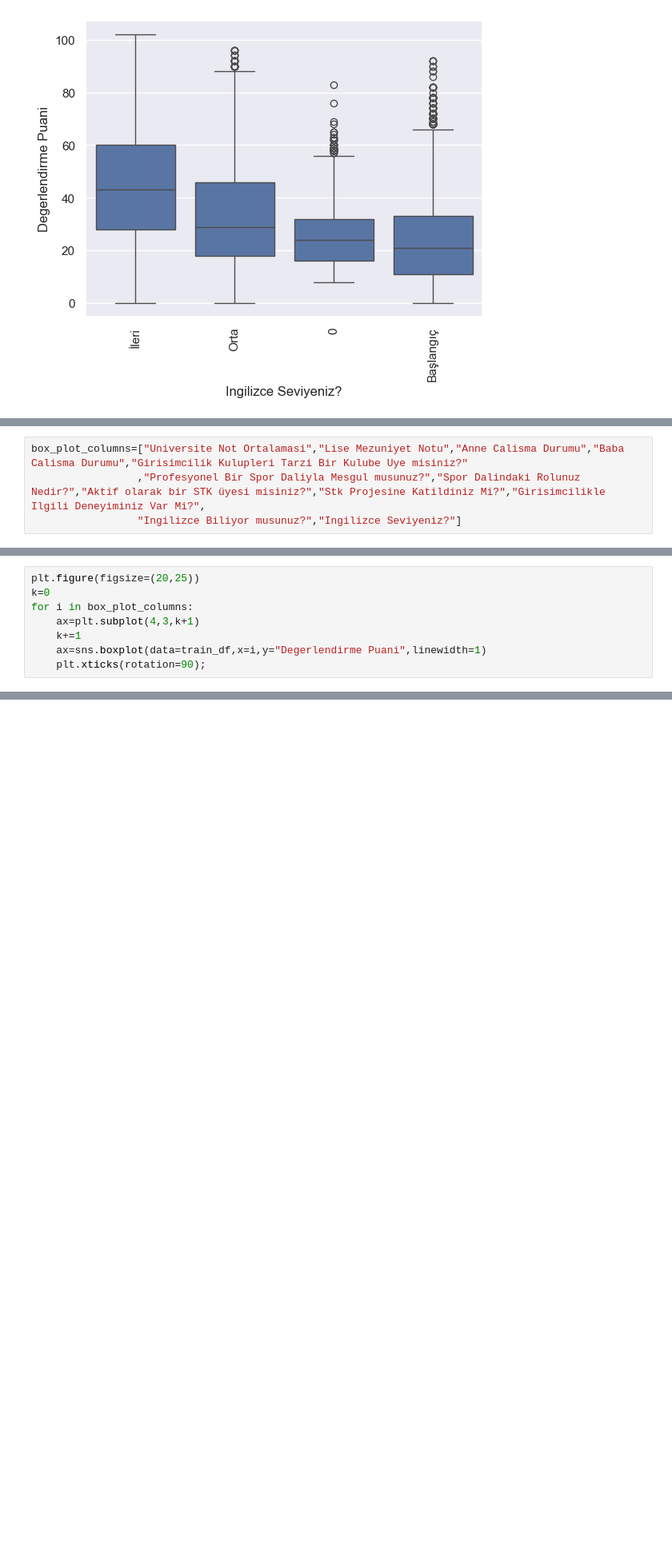
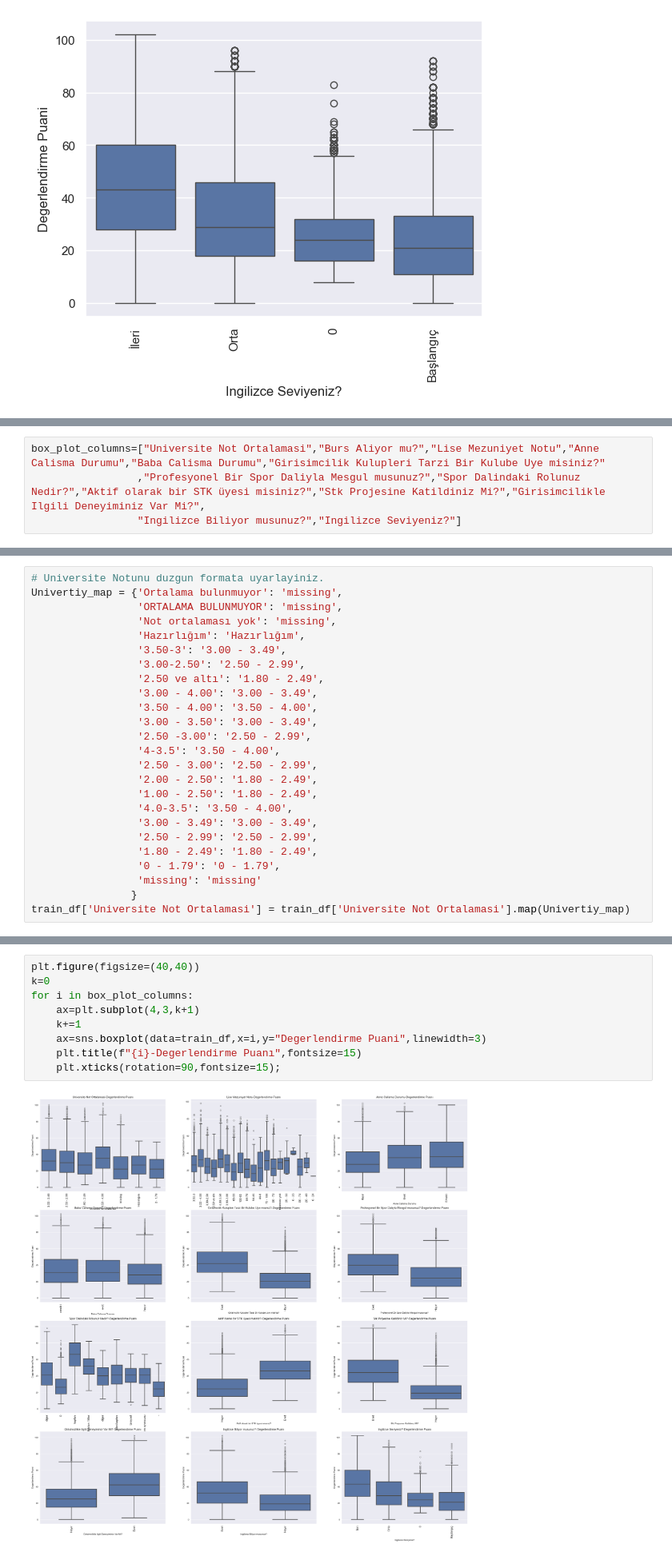
Before and after one commit to yasinkurtulus/Datathon24, a Jupyter notebook: test.ipynb, the cells around one changed output, grey strips where cells are left out. Shown at 80% size. Saved outputs shown, nothing was run; the diff lists cells and outputs as text; blank space fills up the shorter version.

```diff
--- a/test.ipynb
+++ b/test.ipynb
@@ -281,6 +248,6 @@ g = sns.jointplot(x="Burslu ise Burs Yuzdesi", y="Degerlendirme Puani", data=tra
 # %% [output]
 [figure]
 # %%
-box_plot_columns=["Universite Not Ortalamasi","Lise Mezuniyet Notu","Anne Calisma Durumu","Baba Calisma Durumu","Girisimcilik Kulupleri Tarzi Bir Kulube Uye misiniz?"
+box_plot_columns=["Universite Not Ortalamasi","Burs Aliyor mu?","Lise Mezuniyet Notu","Anne Calisma Durumu","Baba Calisma Durumu","Girisimcilik Kulupleri Tarzi Bir Kulube Uye misiniz?"
                  ,"Profesyonel Bir Spor Daliyla Mesgul musunuz?","Spor Dalindaki Rolunuz Nedir?","Aktif olarak bir STK üyesi misiniz?","Stk Projesine Katildiniz Mi?","Girisimcilikle Ilgili Deneyiminiz Var Mi?",
                  "Ingilizce Biliyor musunuz?","Ingilizce Seviyeniz?"]
@@ -289,8 +253,0 @@ box_plot_columns=["Universite Not Ortalamasi","Lise Mezuniyet Notu","Anne Calism
-# %%
-plt.figure(figsize=(20,25))
-k=0
-for i in box_plot_columns:
-    ax=plt.subplot(4,3,k+1)
-    k+=1
-    ax=sns.boxplot(data=train_df,x=i,y="Degerlendirme Puani",linewidth=1)
-    plt.xticks(rotation=90);
@@ -303,0 +302,25 @@ ValueError: Length of list vectors must match length of `data` when both are use
+# %%
+# Universite Notunu duzgun formata uyarlayiniz.
+Univertiy_map = {'Ortalama bulunmuyor': 'missing',
+                 'ORTALAMA BULUNMUYOR': 'missing',
+                 'Not ortalaması yok': 'missing',
+                 'Hazırlığım': 'Hazırlığım',
+                 '3.50-3': '3.00 - 3.49',
+                 '3.00-2.50': '2.50 - 2.99',
+                 '2.50 ve altı': '1.80 - 2.49',
+                 '3.00 - 4.00': '3.00 - 3.49',
+                 '3.50 - 4.00': '3.50 - 4.00',
+                 '3.00 - 3.50': '3.00 - 3.49',
+                 '2.50 -3.00': '2.50 - 2.99',
+                 '4-3.5': '3.50 - 4.00',
+                 '2.50 - 3.00': '2.50 - 2.99',
+                 '2.00 - 2.50': '1.80 - 2.49',
+                 '1.00 - 2.50': '1.80 - 2.49',
+                 '4.0-3.5': '3.50 - 4.00',
+                 '3.00 - 3.49': '3.00 - 3.49',
+                 '2.50 - 2.99': '2.50 - 2.99',
+                 '1.80 - 2.49': '1.80 - 2.49',
+                 '0 - 1.79': '0 - 1.79',
+                 'missing': 'missing'
+                }
+train_df['Universite Not Ortalamasi'] = train_df['Universite Not Ortalamasi'].map(Univertiy_map)
@@ -303,0 +329,11 @@ ValueError: Length of list vectors must match length of `data` when both are use
+# %%
+plt.figure(figsize=(40,40))
+k=0
+for i in box_plot_columns:
+    ax=plt.subplot(4,3,k+1)
+    k+=1
+    ax=sns.boxplot(data=train_df,x=i,y="Degerlendirme Puani",linewidth=3)
+    plt.title(f"{i}-Degerlendirme Puanı",fontsize=15)
+    plt.xticks(rotation=90,fontsize=15);
+# %% [output]
+[figure, added]
```
Also changed, not shown: parts of 14 cells of this notebook.
